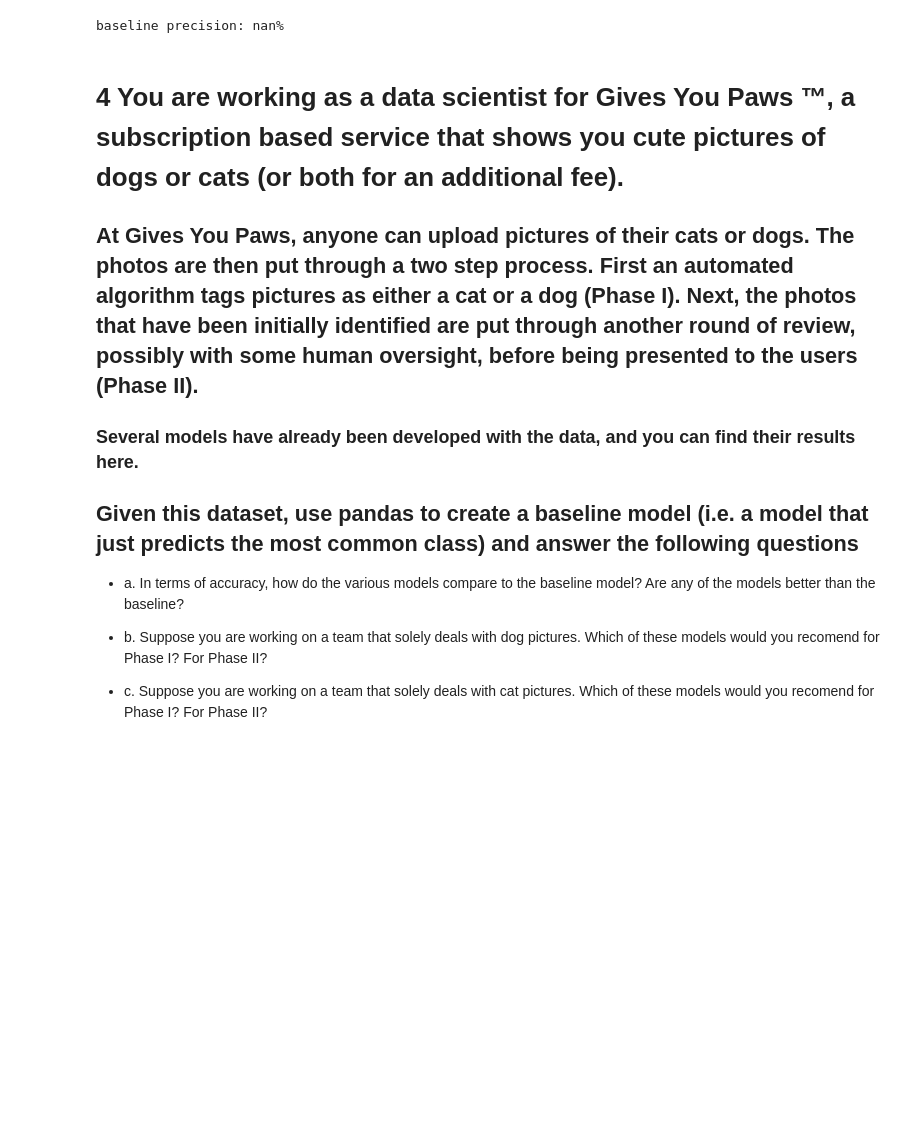
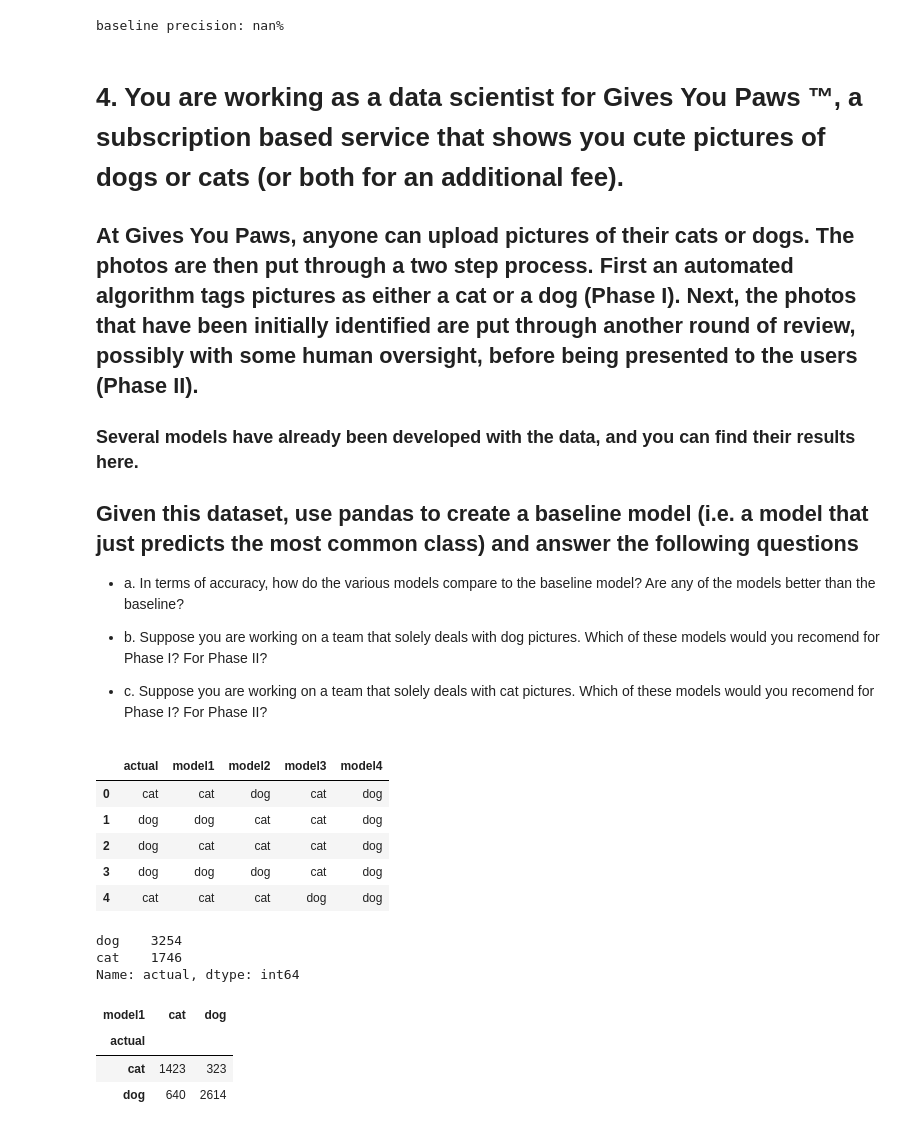
Before and after one commit to jamesallen0351/classification-exercises, a Jupyter notebook: model_evaluation.ipynb, the cells around one changed output. Drawn from its saved outputs; the diff is of its cells as text; code cells hidden in the pictures; blank space fills up the shorter version.

```diff
--- a/model_evaluation.ipynb
+++ b/model_evaluation.ipynb
@@ -182,7 +197,7 @@ print(f'baseline precision: {baseline_precision:.2%}')
 # %% [output]
 baseline precision: nan%
 # %% [markdown]
-# 4 You are working as a data scientist for Gives You Paws ™, a subscription based service that shows you cute pictures of dogs or cats (or both for an additional fee).
+# 4. You are working as a data scientist for Gives You Paws ™, a subscription based service that shows you cute pictures of dogs or cats (or both for an additional fee).
 
 ## At Gives You Paws, anyone can upload pictures of their cats or dogs. The photos are then put through a two step process. First an automated algorithm tags pictures as either a cat or a dog (Phase I). Next, the photos that have been initially identified are put through another round of review, possibly with some human oversight, before being presented to the users (Phase II).
 
@@ -197,0 +219,22 @@ baseline precision: nan%
+# %%
+df.head() # check_yo_head
+# %% [output]
+|  | actual | model1 | model2 | model3 | model4 |
+| 0 | cat | cat | dog | cat | dog |
+| 1 | dog | dog | cat | cat | dog |
+| 2 | dog | cat | cat | cat | dog |
+| 3 | dog | dog | dog | cat | dog |
+| 4 | cat | cat | cat | dog | dog |
+# %%
+df.actual.value_counts() # looking at counts of dog and cat
+# %% [output]
+dog    3254
+cat    1746
+Name: actual, dtype: int64
+# %%
+pd.crosstab(df.actual, df.model1) # looking at model1
+# %% [output]
+| model1 | cat | dog |
+| actual |  |  |
+| cat | 1423 | 323 |
+| dog | 640 | 2614 |
```
Also changed, not shown: parts of 18 cells of this notebook.
